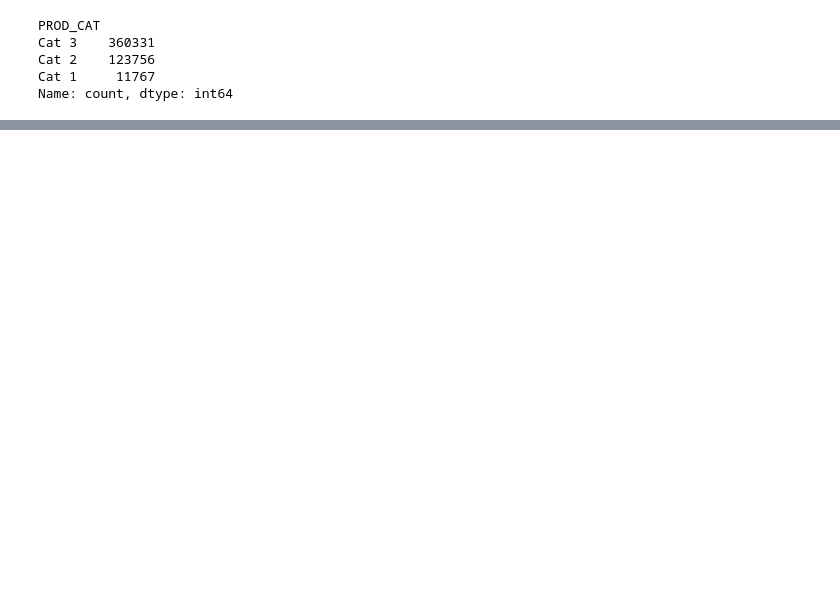
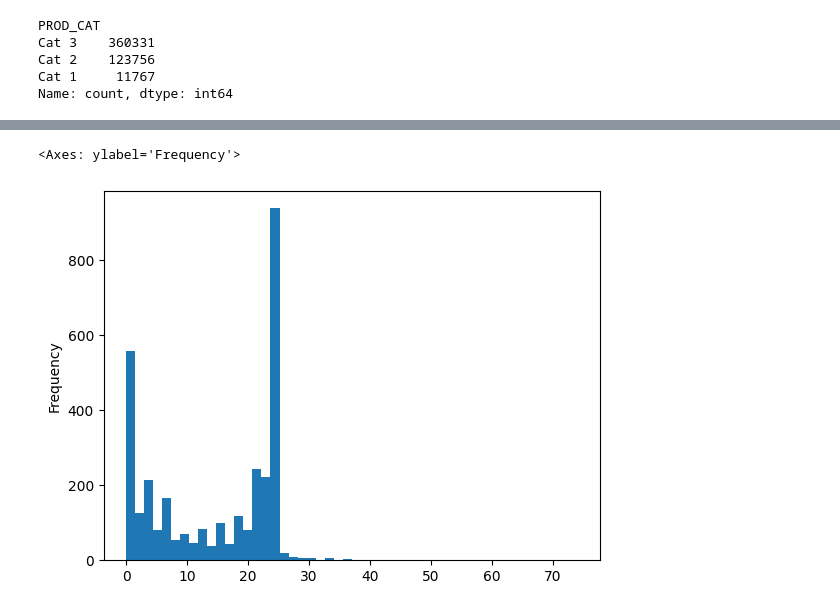
Before and after one commit to adleefuad/ds-assesment, a Jupyter notebook: analysis.ipynb, the cells around one changed output, grey strips where cells are left out. Drawn from its saved outputs; the diff is of its cells as text; code cells hidden in the pictures; blank space fills up the shorter version.

```diff
--- a/analysis.ipynb
+++ b/analysis.ipynb
@@ -132,0 +245,14 @@ df_main
+# %%
+# Agent Distribution on Notice Served
+date_df = df.groupby(['AGT_CD']).agg(
+    PURCHASE_DT_MIN=('PURCHASE_DT', 'min'),
+    PURCHASE_DT_MAX=('PURCHASE_DT', 'max')
+)
+date_df['MONTHS_DIFF'] = (
+    (date_df['PURCHASE_DT_MAX'].dt.year - date_df['PURCHASE_DT_MIN'].dt.year) * 12 +
+    (date_df['PURCHASE_DT_MAX'].dt.month - date_df['PURCHASE_DT_MIN'].dt.month)
+)
+date_df['MONTHS_DIFF'].plot(kind='hist',bins=50)
+# %% [output]
+<Axes: ylabel='Frequency'>
+[figure, added]
```
Also changed, not shown: parts of 39 cells of this notebook.
